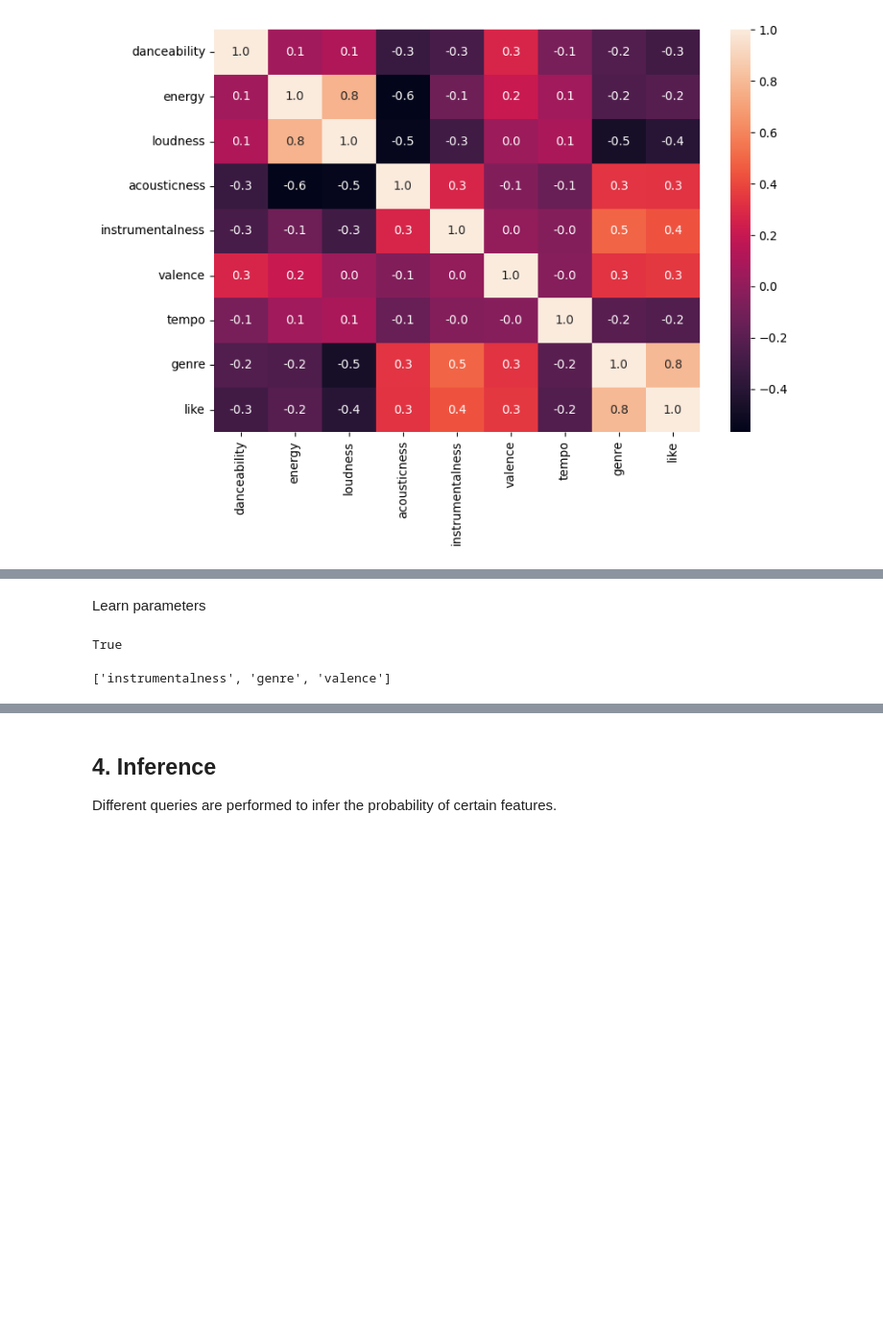
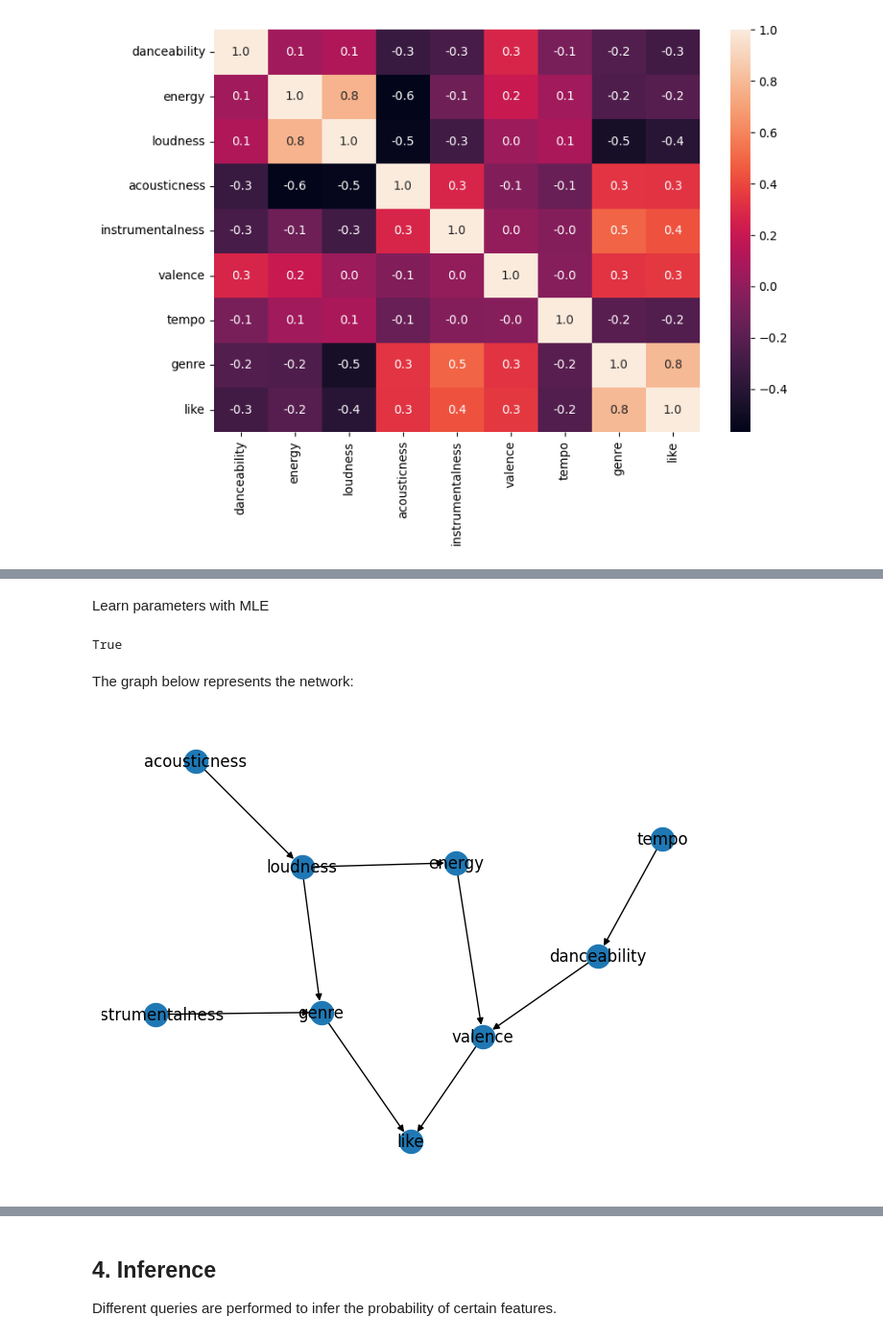
Before and after one commit to danielenapo/Bayesify, a Jupyter notebook: Bayesify.ipynb, the cells around one changed output, grey strips where cells are left out. Shown at 96% size. Drawn from its saved outputs; the diff is of its cells as text; code cells hidden in the pictures; blank space fills up the shorter version.

Commit message:
model graph

```diff
--- a/Bayesify.ipynb
+++ b/Bayesify.ipynb
@@ -98,19 +89,25 @@ data_dummy=pd.concat([data1,data2])
 # %%
-
+from pgmpy.models import BayesianNetwork
 custom_model1 = BayesianNetwork([('loudness', 'energy'), ('tempo', 'energy'),
                                 ('energy', 'valence'), ('danceability', 'valence'),
                               ('valence', 'like'), ('acousticness', 'like'),('instrumentalness', 'like'), ('genre', 'like')])
-custom_model = BayesianNetwork([('genre', 'like'), ("valence", "like"), ("instrumentalness", "genre"), ("instrumentalness", "like")])
+custom_model = BayesianNetwork([('genre', 'like'), ("valence", "like"), ("instrumentalness", "genre"), ("acousticness", "loudness"), ("loudness", "energy"), ("energy", "valence"),
+                               ("tempo", "danceability"), ("loudness", "genre"), ("danceability", "valence")])
 # %% [markdown]
-Learn parameters
+Learn parameters with MLE
 # %%
 from pgmpy.estimators import MaximumLikelihoodEstimator
 from pgmpy.estimators import BayesianEstimator
 custom_model.fit(data, estimator=BayesianEstimator)
-print(custom_model.check_model())
-#USEFUL INFORMATIONS ABOUT THE NETWORK
-#custom_model.get_independencies()
-custom_model.get_markov_blanket("like")
 # %% [output]
 True
-['instrumentalness', 'genre', 'valence']
+# %% [markdown]
+The graph below represents the network:
+# %%
+import networkx as nx
+import pylab
+nx_graph = nx.DiGraph(custom_model.edges())
+nx.draw(nx_graph, with_labels=True)
+plt.show()
+# %% [output]
+[figure, added]
```
Also changed, not shown: parts of 8 cells of this notebook.
